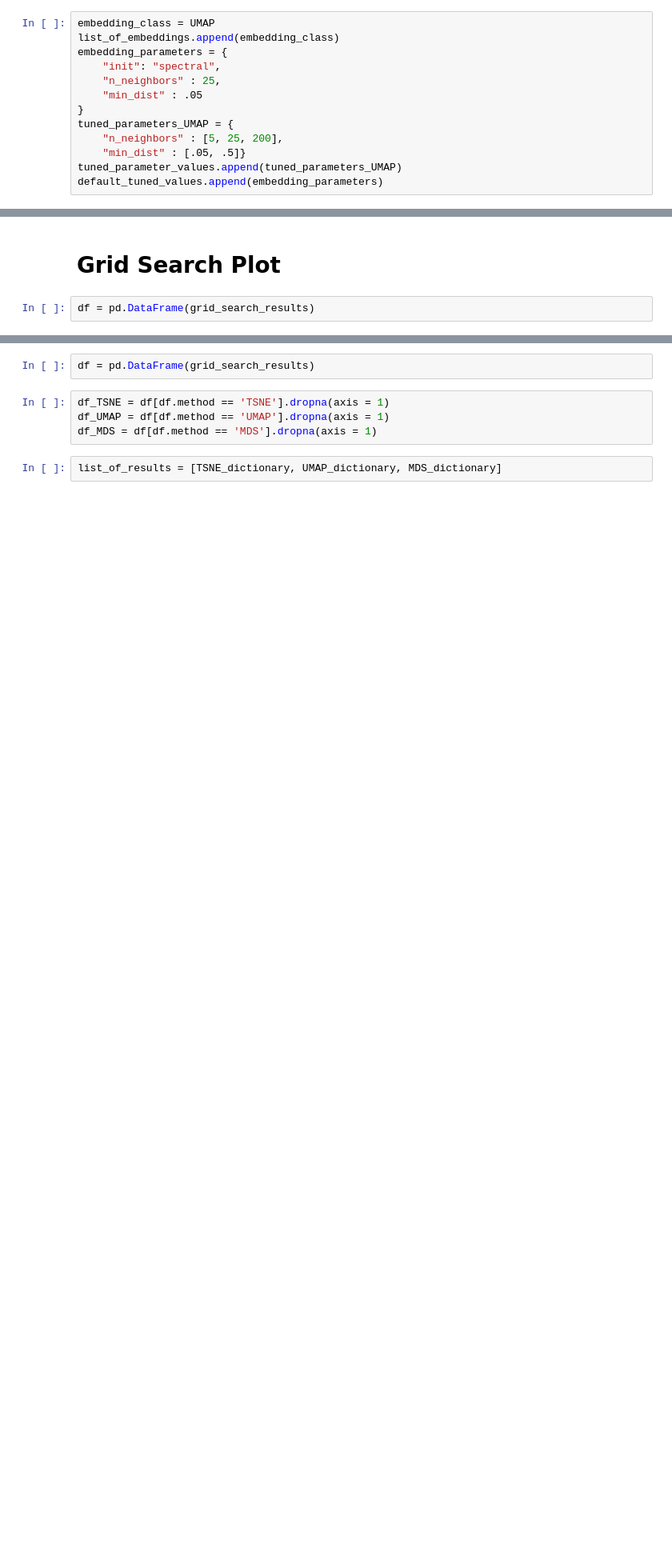
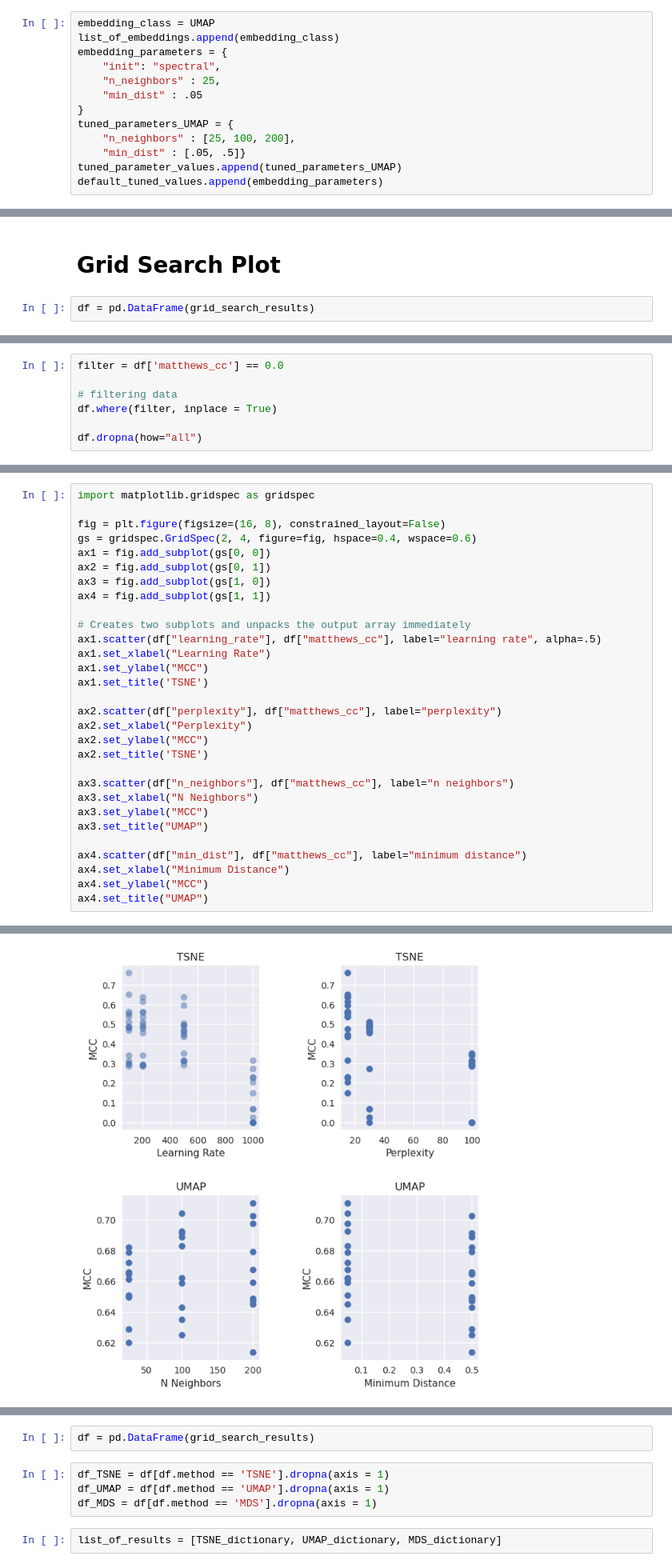
Before and after one commit to blab/cartography, a Jupyter notebook: notebooks/2020-07-28-cross-validation-outline.ipynb, the cells around one changed output, grey strips where cells are left out. Shown at 80% size. Drawn from its saved outputs; the diff is of its cells as text; blank space fills up the shorter version.

```diff
--- a/notebooks/2020-07-28-cross-validation-outline.ipynb
+++ b/notebooks/2020-07-28-cross-validation-outline.ipynb
@@ -183,7 +183,7 @@ embedding_parameters = {
     "min_dist" : .05
 }
 tuned_parameters_UMAP = {
-    "n_neighbors" : [5, 25, 200],
+    "n_neighbors" : [25, 100, 200],
     "min_dist" : [.05, .5]}
 tuned_parameter_values.append(tuned_parameters_UMAP)
 default_tuned_values.append(embedding_parameters)
@@ -382,0 +404,7 @@ Text(0, 0.5, 'MCC')
+# %%
+filter = df['matthews_cc'] == 0.0
+
+# filtering data
+df.where(filter, inplace = True)
+
+df.dropna(how="all")
@@ -382,0 +419,31 @@ Text(0, 0.5, 'MCC')
+# %%
+import matplotlib.gridspec as gridspec
+
+fig = plt.figure(figsize=(16, 8), constrained_layout=False)
+gs = gridspec.GridSpec(2, 4, figure=fig, hspace=0.4, wspace=0.6)
+ax1 = fig.add_subplot(gs[0, 0])
+ax2 = fig.add_subplot(gs[0, 1])
+ax3 = fig.add_subplot(gs[1, 0])
+ax4 = fig.add_subplot(gs[1, 1])
+
+# Creates two subplots and unpacks the output array immediately
+ax1.scatter(df["learning_rate"], df["matthews_cc"], label="learning rate", alpha=.5)
+ax1.set_xlabel("Learning Rate")
+ax1.set_ylabel("MCC")
+ax1.set_title('TSNE')
+
+ax2.scatter(df["perplexity"], df["matthews_cc"], label="perplexity")
+ax2.set_xlabel("Perplexity")
+ax2.set_ylabel("MCC")
+ax2.set_title('TSNE')
+
+ax3.scatter(df["n_neighbors"], df["matthews_cc"], label="n neighbors")
+ax3.set_xlabel("N Neighbors")
+ax3.set_ylabel("MCC")
+ax3.set_title("UMAP")
+
+ax4.scatter(df["min_dist"], df["matthews_cc"], label="minimum distance")
+ax4.set_xlabel("Minimum Distance")
+ax4.set_ylabel("MCC")
+ax4.set_title("UMAP")
+# %% [output]
@@ -382,0 +451 @@ Text(0, 0.5, 'MCC')
+[figure, added]
```
Also changed, not shown: parts of 8 cells of this notebook, 22 other files.
